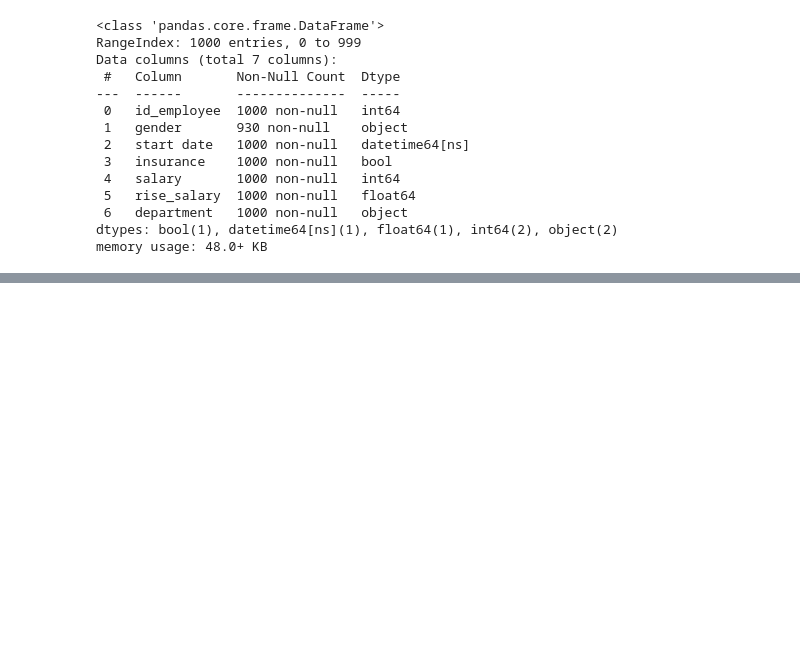
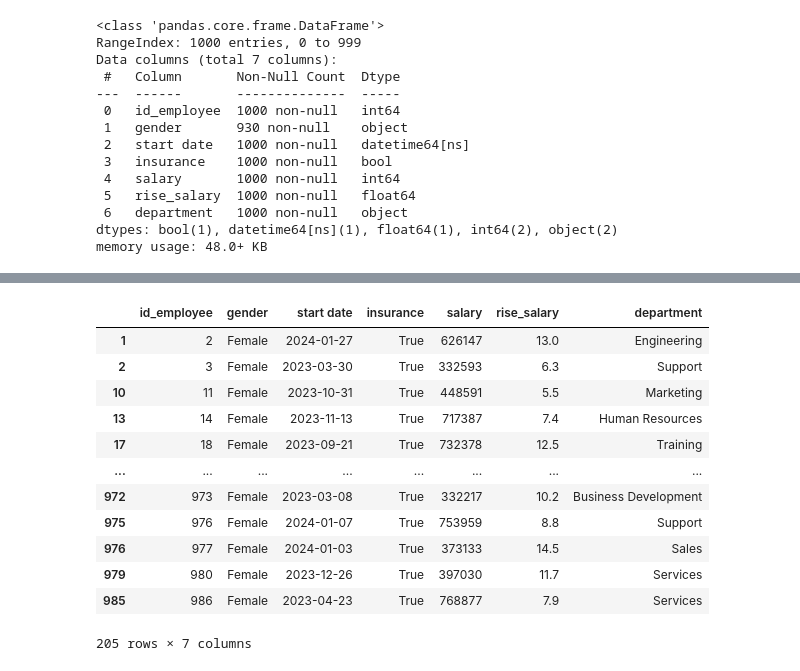
Before and after one commit to DavidKrecek/Datova-analyza, a Jupyter notebook: 49 optimalizace souboru se zaměstnanci.ipynb, the cells around one changed output, grey strips where cells are left out. Drawn from its saved outputs; the diff is of its cells as text; code cells hidden in the pictures; blank space fills up the shorter version.

```diff
--- a/49 optimalizace souboru se zaměstnanci.ipynb
+++ b/49 optimalizace souboru se zaměstnanci.ipynb
@@ -100,0 +129,16 @@ memory usage: 48.0+ KB
+# %%
+employees[is_female & have_insurance]
+# %% [output]
+|  | id_employee | gender | start date | insurance | salary | rise_salary | department |
+| 1 | 2 | Female | 2024-01-27 | True | 626147 | 13.0 | Engineering |
+| 2 | 3 | Female | 2023-03-30 | True | 332593 | 6.3 | Support |
+| 10 | 11 | Female | 2023-10-31 | True | 448591 | 5.5 | Marketing |
+| 13 | 14 | Female | 2023-11-13 | True | 717387 | 7.4 | Human Resources |
+| 17 | 18 | Female | 2023-09-21 | True | 732378 | 12.5 | Training |
+| ... | ... | ... | ... | ... | ... | ... | ... |
+| 972 | 973 | Female | 2023-03-08 | True | 332217 | 10.2 | Business Development |
+| 975 | 976 | Female | 2024-01-07 | True | 753959 | 8.8 | Support |
+| 976 | 977 | Female | 2024-01-03 | True | 373133 | 14.5 | Sales |
+| 979 | 980 | Female | 2023-12-26 | True | 397030 | 11.7 | Services |
+| 985 | 986 | Female | 2023-04-23 | True | 768877 | 7.9 | Services |
+205 rows × 7 columns
```
Also changed, not shown: parts of 27 cells of this notebook, 4 other files.
